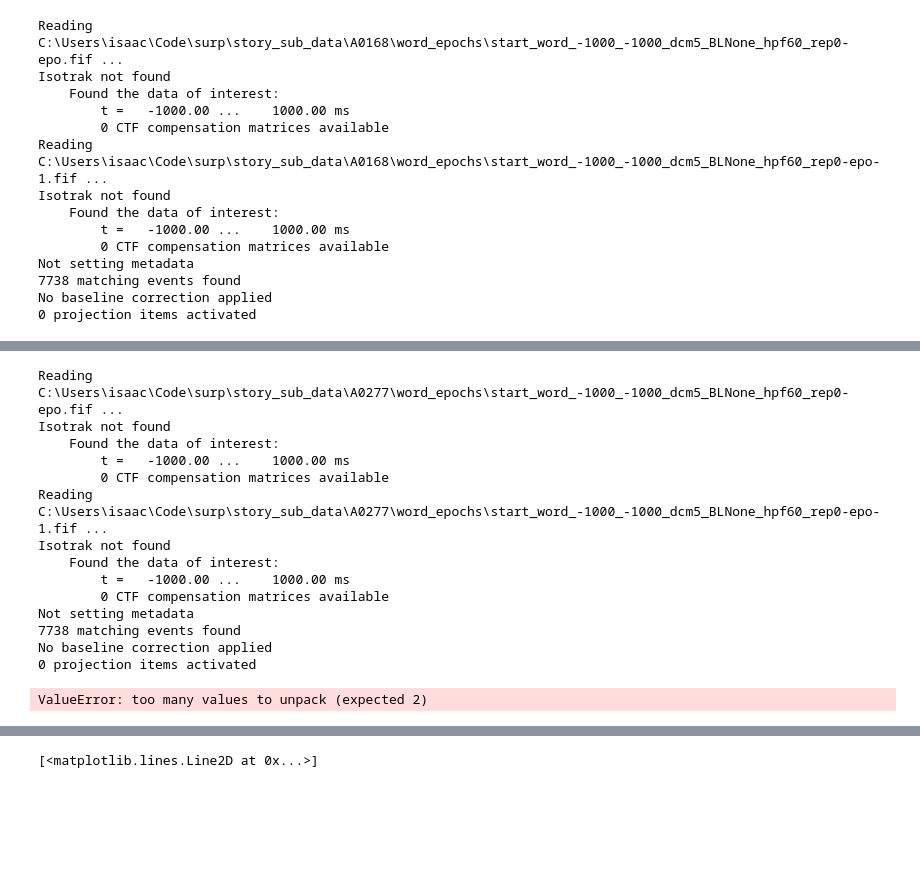
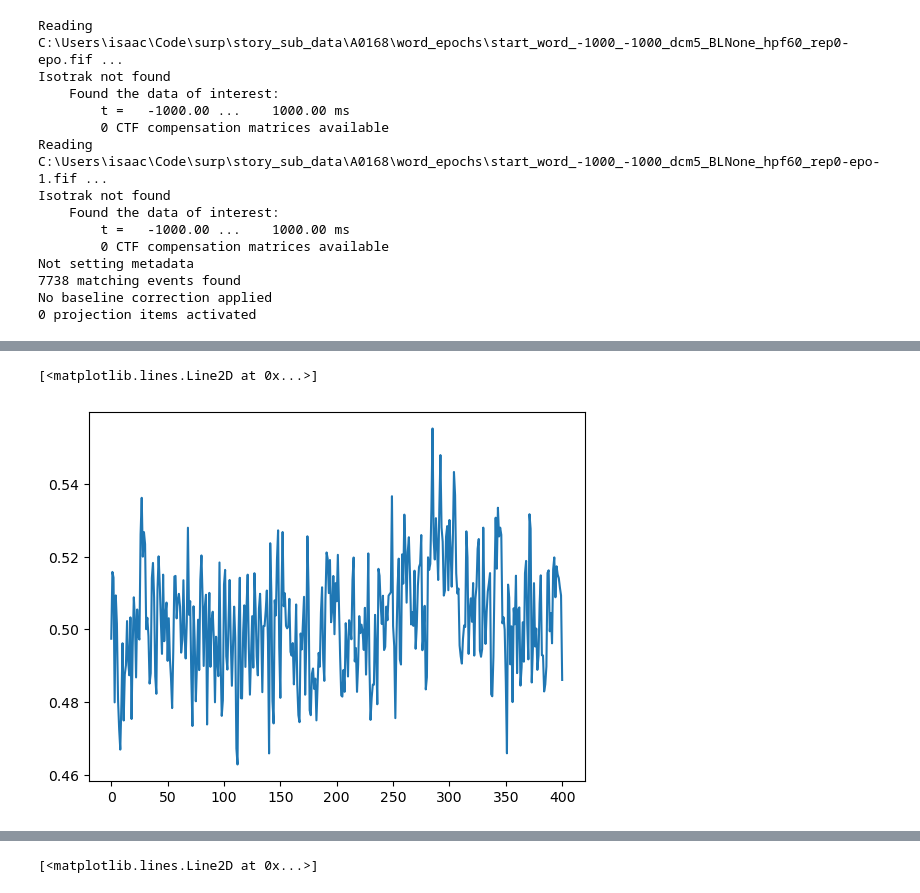
Before and after one commit to isaackrementsov/glysn-meg-analysis, a Jupyter notebook: meg_analysis_streamlined_stories.ipynb, the cells around one changed output, grey strips where cells are left out. Saved outputs shown, nothing was run; the diff lists cells and outputs as text; code cells hidden in the pictures; blank space fills up the shorter version.

```diff
--- a/meg_analysis_streamlined_stories.ipynb
+++ b/meg_analysis_streamlined_stories.ipynb
@@ -218,42 +208,8 @@ Score is 0.532 at t=400
-# %%
-from mne.decoding import SlidingEstimator, cross_val_multiscore
-
-sub_ids = ["A0277"]
-
-logistic_decoder = make_pipeline(
-    StandardScaler(),
-    LogisticRegression()
-)
-
-sub_scores = np.zeros((len(sub_ids), tpoints))
-
-for i, sub_id in enumerate(sub_ids):
-    stim_features, sub_data = get_data(sub_id, segment="word")
-
-    pos = stim_features[:, 0]
-    is_adj = (pos == 'DET').astype(int)
-
-    estimator = SlidingEstimator(logistic_decoder, n_jobs=16, scoring='roc_auc')
-    validator = StratifiedKFold(n_splits=5)
-
-    estimated_scores = cross_val_multiscore(estimator, X=sub_data, y=is_adj, cv=validator)
-    sub_scores[i] = estimated_scores.mean(axis=0)
-# %% [output]
-Reading C:\Users\isaac\Code\surp\story_sub_data\A0277\word_epochs\start_word_-1000_-1000_dcm5_BLNone_hpf60_rep0-epo.fif ...
-Isotrak not found
-    Found the data of interest:
-        t =   -1000.00 ...    1000.00 ms
-        0 CTF compensation matrices available
-Reading C:\Users\isaac\Code\surp\story_sub_data\A0277\word_epochs\start_word_-1000_-1000_dcm5_BLNone_hpf60_rep0-epo-1.fif ...
-Isotrak not found
-    Found the data of interest:
-        t =   -1000.00 ...    1000.00 ms
-        0 CTF compensation matrices available
-Not setting metadata
-7738 matching events found
-No baseline correction applied
-0 projection items activated
-ValueError: too many values to unpack (expected 2)
+# %%
+plt.plot(scores_a["DET"])
+# %% [output]
+[<matplotlib.lines.Line2D at 0x...>]
+[figure, added]
 # %%
 sub_ids = ["A0277"]
 
```
Also changed, not shown: parts of 8 cells of this notebook, 2 other files.
